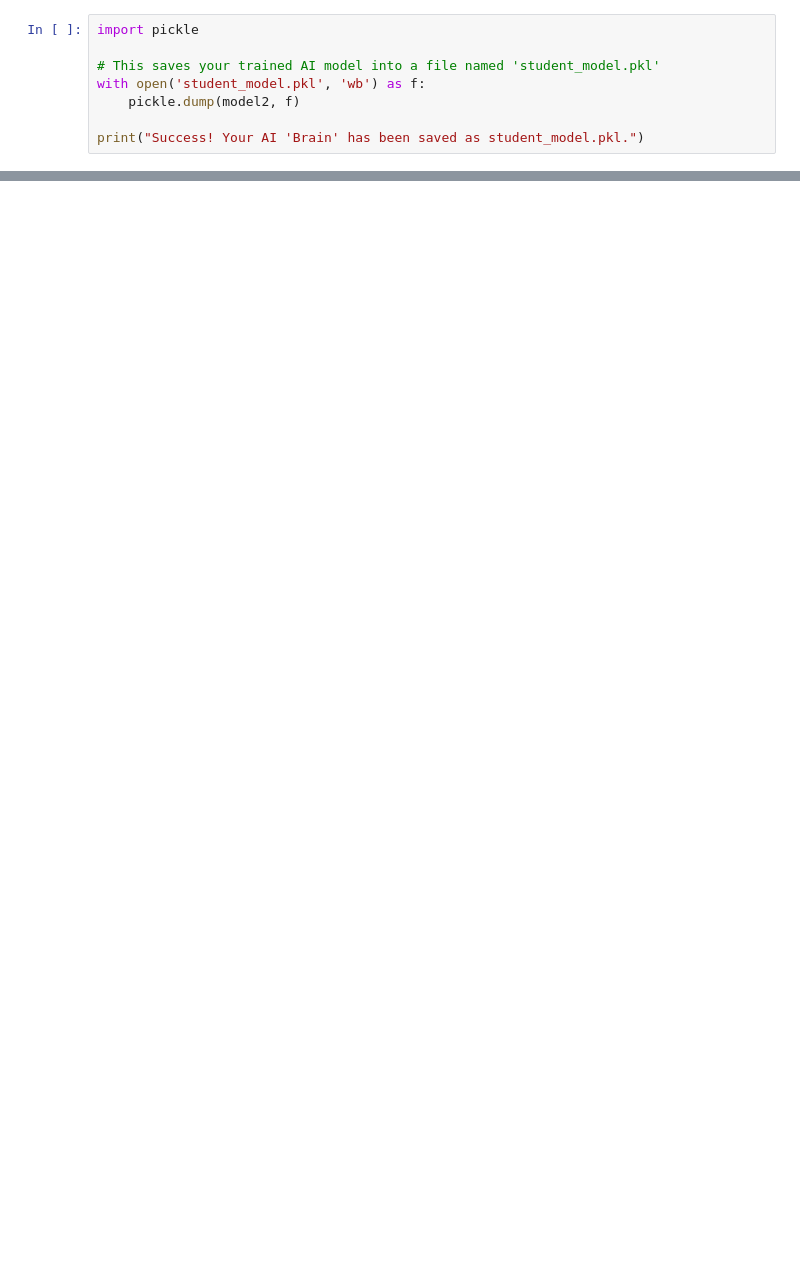
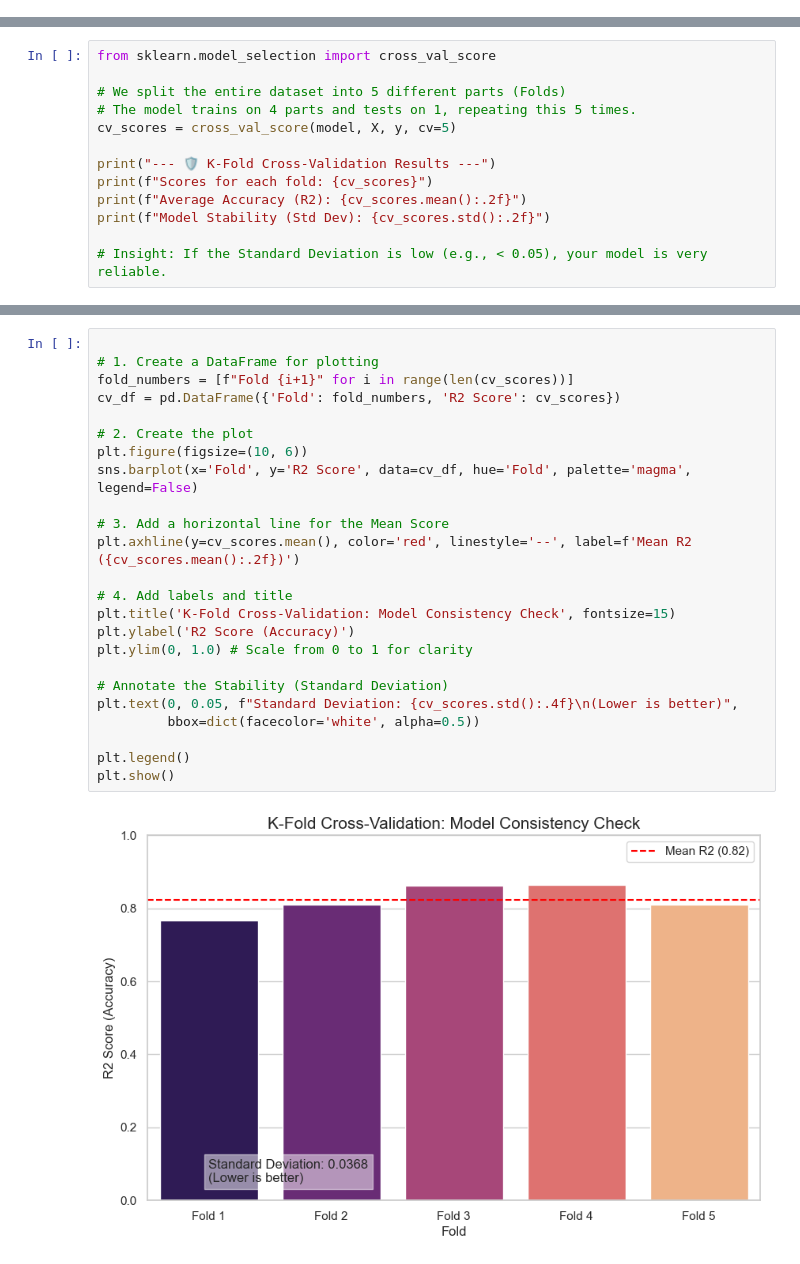
Before and after one commit to harshitchauhann95/EduAnalytics-Chatbot, a Jupyter notebook: notebooks/EduAnalytics_Final.ipynb, the cells around one changed output, grey strips where cells are left out. Saved outputs shown, nothing was run; the diff lists cells and outputs as text; blank space fills up the shorter version.

```diff
--- a/notebooks/EduAnalytics_Final.ipynb
+++ b/notebooks/EduAnalytics_Final.ipynb
@@ -191,8 +0,0 @@ except ValueError:
-# %%
-import pickle
-
-# This saves your trained AI model into a file named 'student_model.pkl'
-with open('student_model.pkl', 'wb') as f:
-    pickle.dump(model2, f)
-
-print("Success! Your AI 'Brain' has been saved as student_model.pkl.")
@@ -206,0 +175,13 @@ print(list(X_with_grades.columns))
+# %%
+from sklearn.model_selection import cross_val_score
+
+# We split the entire dataset into 5 different parts (Folds)
+# The model trains on 4 parts and tests on 1, repeating this 5 times.
+cv_scores = cross_val_score(model, X, y, cv=5)
+
+print("--- 🛡️ K-Fold Cross-Validation Results ---")
+print(f"Scores for each fold: {cv_scores}")
+print(f"Average Accuracy (R2): {cv_scores.mean():.2f}")
+print(f"Model Stability (Std Dev): {cv_scores.std():.2f}")
+
+# Insight: If the Standard Deviation is low (e.g., < 0.05), your model is very reliable.
@@ -206,0 +193,26 @@ print(list(X_with_grades.columns))
+# %%
+
+# 1. Create a DataFrame for plotting
+fold_numbers = [f"Fold {i+1}" for i in range(len(cv_scores))]
+cv_df = pd.DataFrame({'Fold': fold_numbers, 'R2 Score': cv_scores})
+
+# 2. Create the plot
+plt.figure(figsize=(10, 6))
+sns.barplot(x='Fold', y='R2 Score', data=cv_df, hue='Fold', palette='magma', legend=False)
+
+# 3. Add a horizontal line for the Mean Score
+plt.axhline(y=cv_scores.mean(), color='red', linestyle='--', label=f'Mean R2 ({cv_scores.mean():.2f})')
+
+# 4. Add labels and title
+plt.title('K-Fold Cross-Validation: Model Consistency Check', fontsize=15)
+plt.ylabel('R2 Score (Accuracy)')
+plt.ylim(0, 1.0) # Scale from 0 to 1 for clarity
+
+# Annotate the Stability (Standard Deviation)
+plt.text(0, 0.05, f"Standard Deviation: {cv_scores.std():.4f}\n(Lower is better)",
+         bbox=dict(facecolor='white', alpha=0.5))
+
+plt.legend()
+plt.show()
+# %% [output]
+[figure, added]
```
Also changed, not shown: parts of 23 cells of this notebook, 3 other files.
